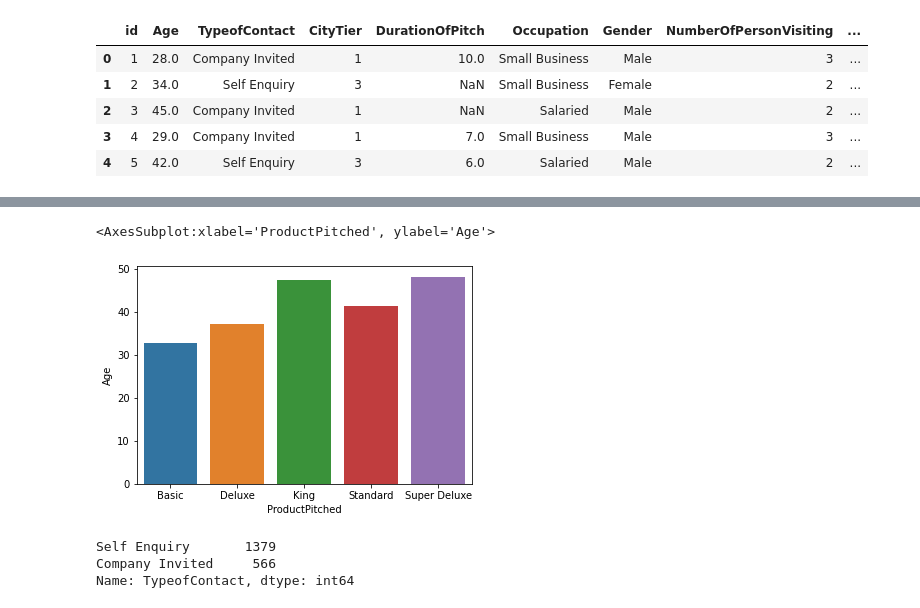
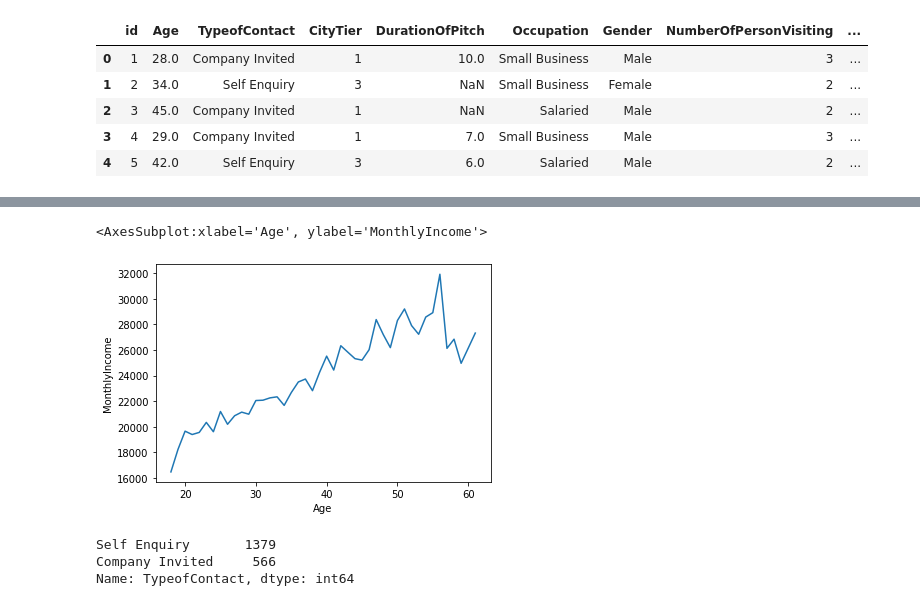
Before and after one commit to psrpsj/travel_package, a Jupyter notebook: travel.ipynb, the cells around one changed output, grey strips where cells are left out. Saved outputs shown, nothing was run; the diff lists cells and outputs as text; code cells hidden in the pictures.

```diff
--- a/travel.ipynb
+++ b/travel.ipynb
@@ -116,8 +123,8 @@ train.head()
 # %%
-sb.barplot(x="ProductPitched", y="Age", ci=None, data=train)
+sb.lineplot(x="Age", y="MonthlyIncome", ci=None, data=train)
 # %% [output]
-<AxesSubplot:xlabel='ProductPitched', ylabel='Age'>
+<AxesSubplot:xlabel='Age', ylabel='MonthlyIncome'>
-[figure, old version]
+[figure, new version]
 # %%
 train["TypeofContact"].value_counts()
 # %% [output]
```
Also changed, not shown: parts of 2 cells of this notebook.
